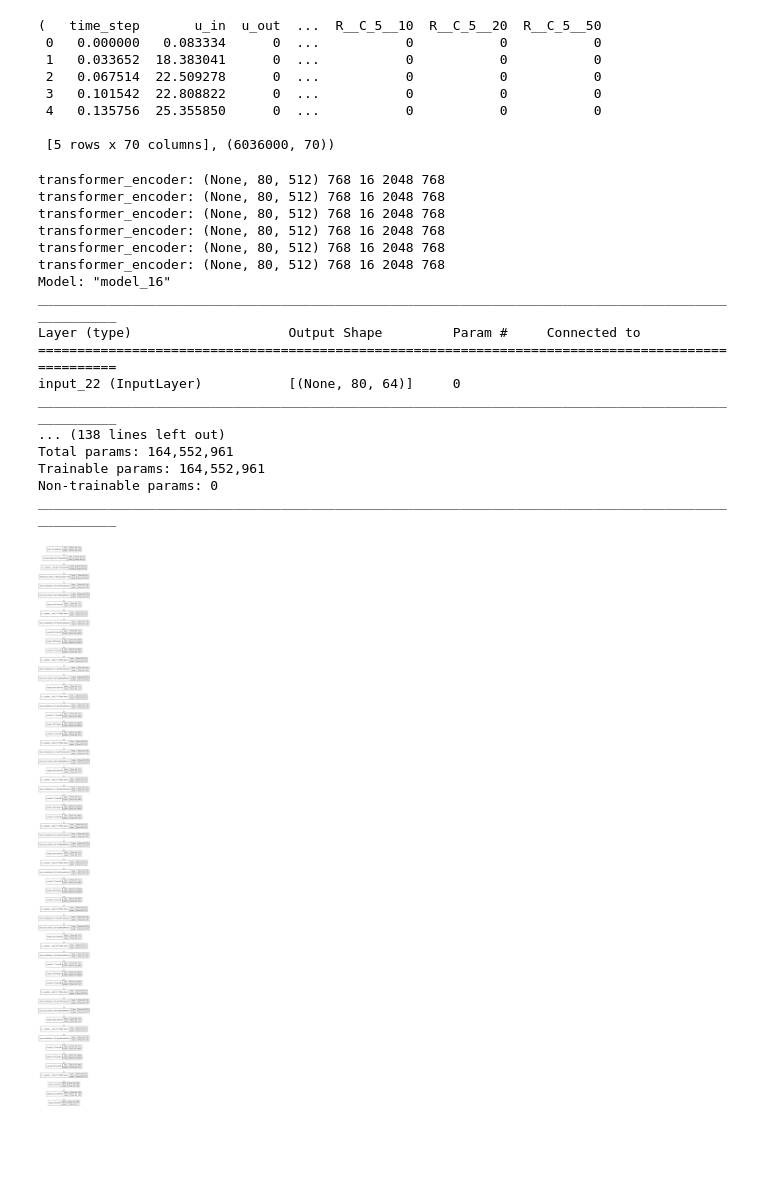
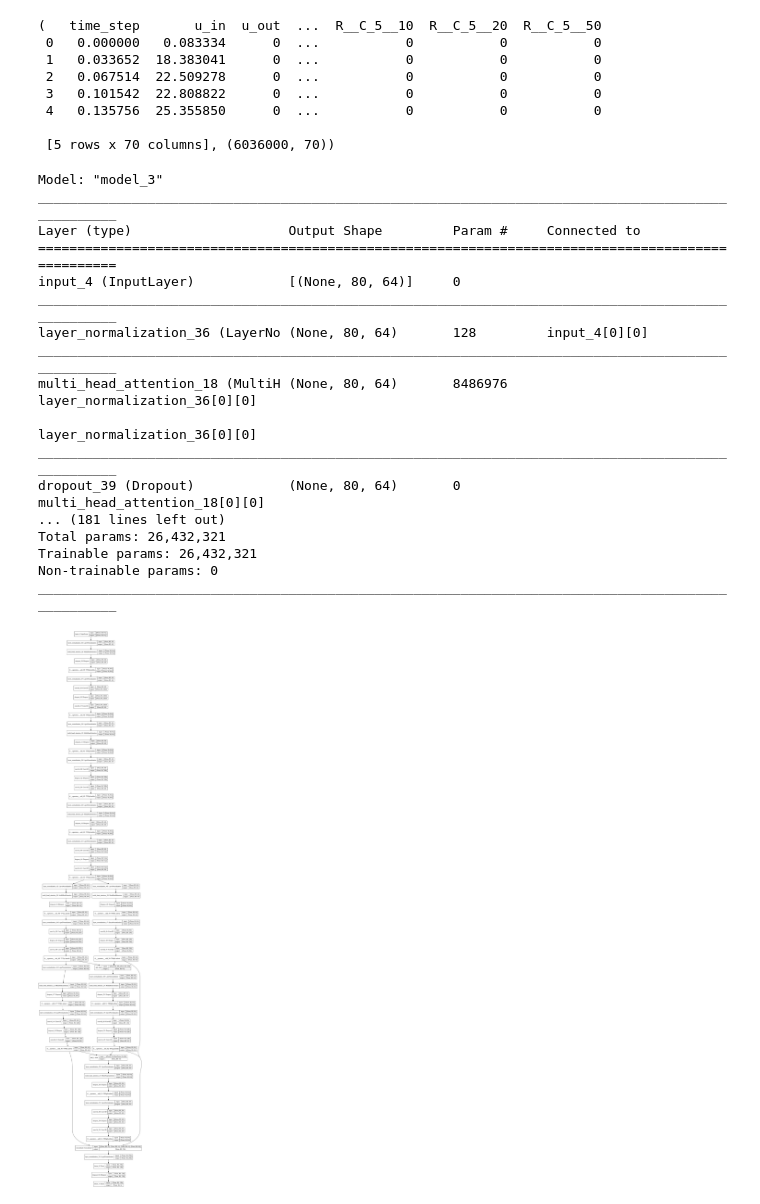
Before and after one commit to bobbercheng/ventilator-pressure-prediction, a Jupyter notebook: ventilator_pressure_transformer_V5.ipynb, the cells around one changed output. Saved outputs shown, nothing was run; the diff lists cells and outputs as text; code cells hidden in the pictures; blank space fills up the shorter version.

```diff
--- a/ventilator_pressure_transformer_V5.ipynb
+++ b/ventilator_pressure_transformer_V5.ipynb
@@ -423,8 +419,10 @@ def transformer_encoder(inputs, value, head_size, num_heads, ff_dims, dropout=0,
     # Feed Forward Part
     # Feed forward can be Den lay or CNN as long as it keep final dimension
     x = layers.LayerNormalization(epsilon=1e-6)(res)
-    x = layers.Conv1D(filters=ff_dims, kernel_size=1, activation="selu")(x)
+    #x = layers.Conv1D(filters=ff_dims, kernel_size=1, activation="selu")(x)
+    x = layers.Dense(ff_dims, activation="selu")(x)
     x = layers.Dropout(dropout)(x)
-    x = layers.Conv1D(filters=inputs.shape[-1], kernel_size=1)(x)
+    #x = layers.Conv1D(filters=inputs.shape[-1], kernel_size=1)(x)
+    x = layers.Dense(inputs.shape[-1])(x)
 
     return x + res
@@ -550,31 +559,31 @@ def build_transfer_model(
 # %%
 from tensorflow.keras.utils import plot_model
-model = build_transfer_model(train.shape[1:])
+model = build_complex_transfer_encoder_model(train.shape[1:])
 plot_model(
     model,
     to_file='Google_Brain_Keras_Model.png',
     show_shapes=True,
     show_layer_names=True
 )
 # %% [output]
-transformer_encoder: (None, 80, 512) 768 16 2048 768
-transformer_encoder: (None, 80, 512) 768 16 2048 768
-transformer_encoder: (None, 80, 512) 768 16 2048 768
-transformer_encoder: (None, 80, 512) 768 16 2048 768
-transformer_encoder: (None, 80, 512) 768 16 2048 768
-transformer_encoder: (None, 80, 512) 768 16 2048 768
-Model: "model_16"
+Model: "model_3"
 __________________________________________________________________________________________________
 Layer (type)                    Output Shape         Param #     Connected to
 ==================================================================================================
-input_22 (InputLayer)           [(None, 80, 64)]     0
+input_4 (InputLayer)            [(None, 80, 64)]     0
 __________________________________________________________________________________________________
-... (138 lines left out)
-Total params: 164,552,961
-Trainable params: 164,552,961
+layer_normalization_36 (LayerNo (None, 80, 64)       128         input_4[0][0]
+__________________________________________________________________________________________________
+multi_head_attention_18 (MultiH (None, 80, 64)       8486976     layer_normalization_36[0][0]
+                                                                 layer_normalization_36[0][0]
+__________________________________________________________________________________________________
+dropout_39 (Dropout)            (None, 80, 64)       0           multi_head_attention_18[0][0]
+... (181 lines left out)
+Total params: 26,432,321
+Trainable params: 26,432,321
 Non-trainable params: 0
 __________________________________________________________________________________________________
-[figure, old version]
+[figure, new version]
 # %%
 # Function to get hardware strategy
 def get_hardware_strategy():
```
Also changed, not shown: parts of 10 cells of this notebook.
